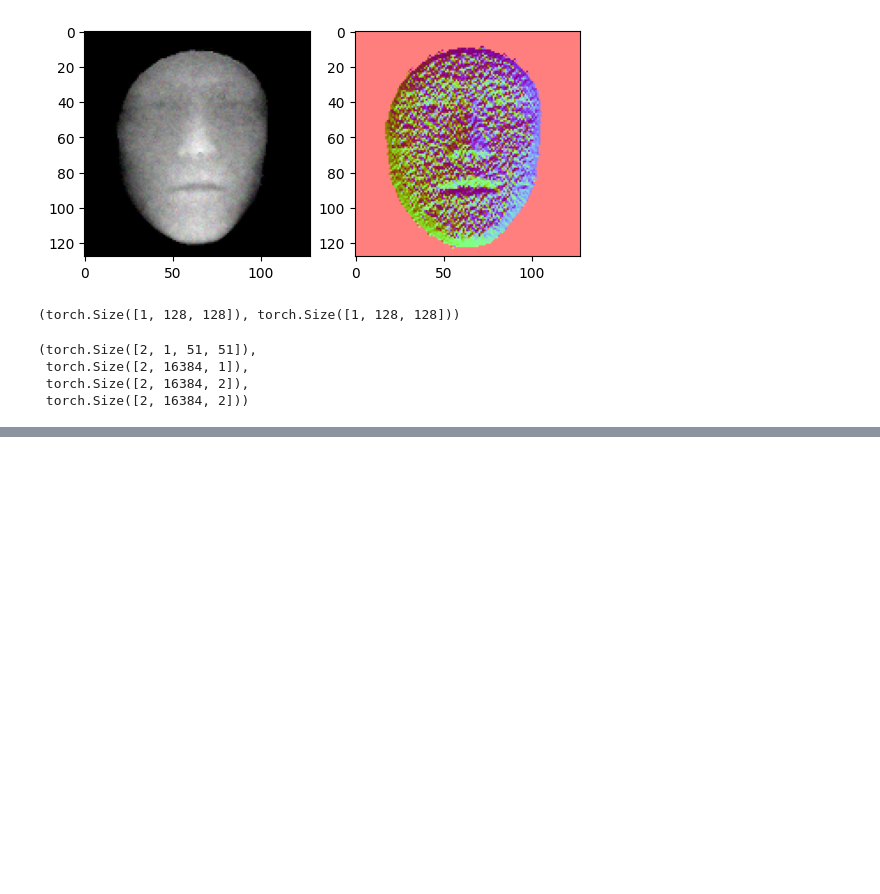
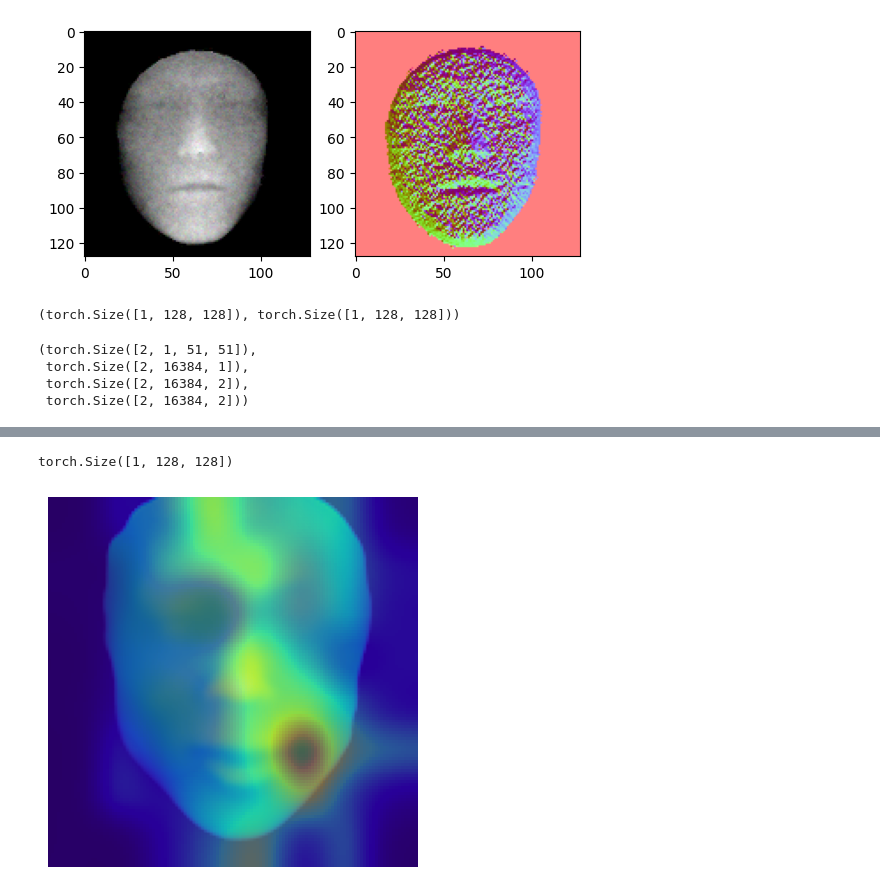
Before and after one commit to Ruizhuo-Xu/DN-SR-liif, a Jupyter notebook: debug.ipynb, the cells around one changed output, grey strips where cells are left out. Cells and saved outputs as stored; diff of their text form; code cells hidden in the pictures; blank space fills up the shorter version.

```diff
--- a/debug.ipynb
+++ b/debug.ipynb
@@ -139,0 +275,37 @@ batch['inp'].shape, batch['gt'].shape, batch['coord'].shape, batch['cell'].shape
+# %%
+pred.squeeze(0).shape
+# %% [output]
+torch.Size([1, 128, 128])
+# %%
+from torchvision.transforms.functional import to_pil_image
+from matplotlib import colormaps
+import numpy as np
+import PIL
+
+# Create a figure and plot the first image
+fig, ax = plt.subplots()
+ax.axis('off') # removes the axis markers
+
+# First plot the original image
+ax.imshow(to_pil_image(pred.squeeze(0)))
+# ax.imshow(to_pil_image(pred.squeeze(0), mode='RGB'))
+
+# Resize the heatmap to the same size as the input image and defines
+# a resample algorithm for increasing image resolution
+# we need heatmap.detach() because it can't be converted to numpy array while
+# requiring gradients
+overlay = to_pil_image(heatmap.detach(), mode='F') \
+                      .resize((128,128), resample=PIL.Image.BICUBIC)
+
+# Apply any colormap you want
+cmap = colormaps['jet']
+overlay = (255 * cmap(np.asarray(overlay) ** 2)[:, :, :3]).astype(np.uint8)
+
+# Plot the heatmap on the same axes,
+# but with alpha < 1 (this defines the transparency of the heatmap)
+ax.imshow(overlay, alpha=0.4, interpolation='nearest')
+
+# Show the plot
+plt.show()
+# %% [output]
+[figure, added]
```
Also changed, not shown: parts of 15 cells of this notebook, 54 other files.
